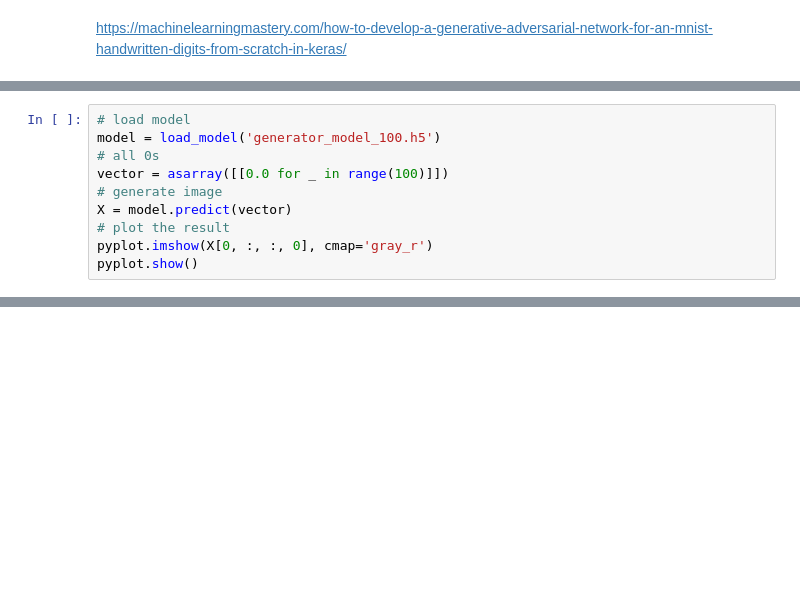
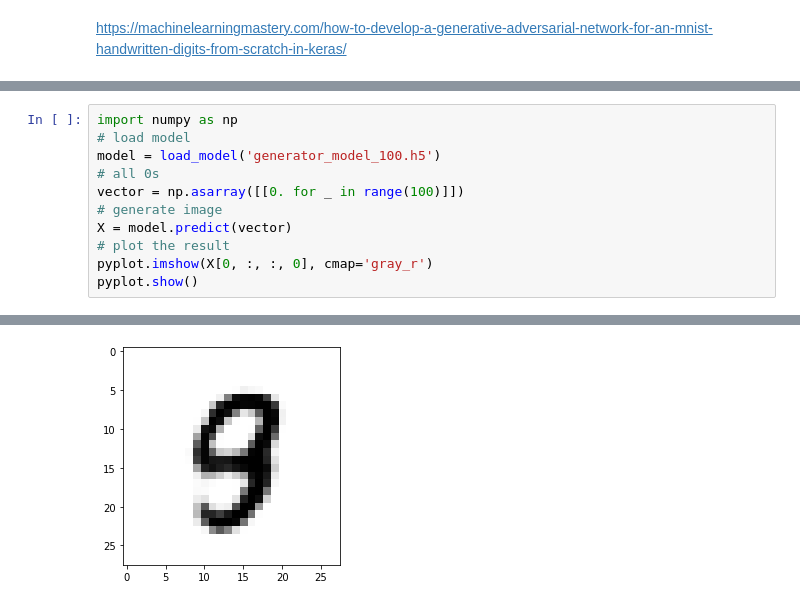
Before and after one commit to ordovas/test_and_learn, a Jupyter notebook: gan-example/gan_example.ipynb, the cells around one changed output, grey strips where cells are left out. Cells and saved outputs as stored; diff of their text form; blank space fills up the shorter version.

```diff
--- a/gan-example/gan_example.ipynb
+++ b/gan-example/gan_example.ipynb
@@ -237,10 +240,12 @@ save_plot(X, 5)
 # %%
+import numpy as np
 # load model
 model = load_model('generator_model_100.h5')
 # all 0s
-vector = asarray([[0.0 for _ in range(100)]])
+vector = np.asarray([[0. for _ in range(100)]])
 # generate image
 X = model.predict(vector)
 # plot the result
 pyplot.imshow(X[0, :, :, 0], cmap='gray_r')
 pyplot.show()
+# %% [output]
@@ -246,0 +253 @@ pyplot.show()
+[figure, added]
```
Also changed, not shown: parts of 3 cells of this notebook, 1 other file.
